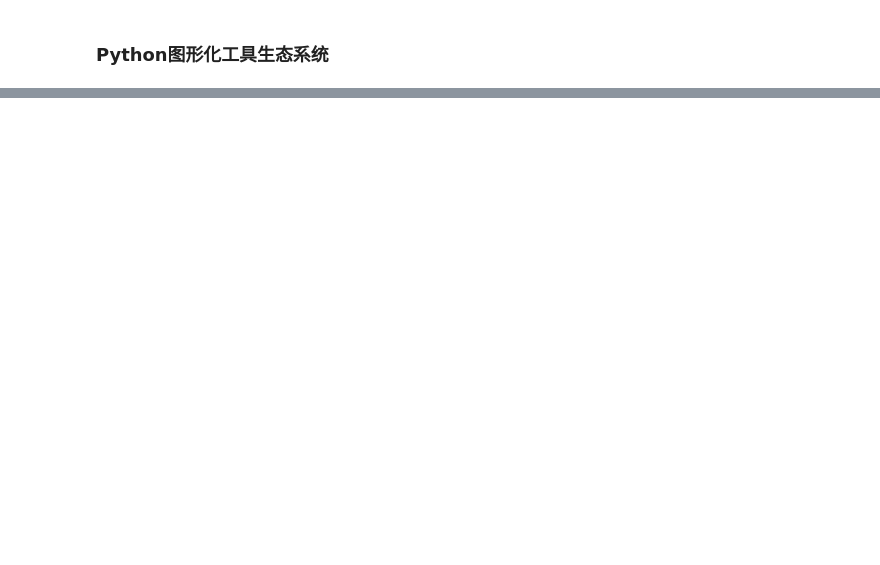
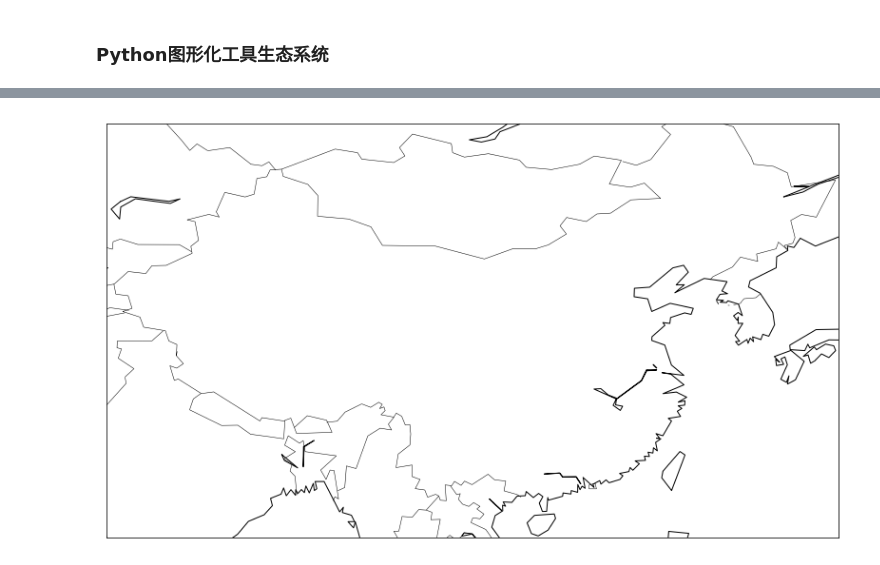
Before and after one commit to zydz/learning-dl, a Jupyter notebook: reading-books/notebooks/mypydata-book/ch08.ipynb, the cells around one changed output, grey strips where cells are left out. Cells and saved outputs as stored; diff of their text form; code cells hidden in the pictures; blank space fills up the shorter version.

```diff
--- a/reading-books/notebooks/mypydata-book/ch08.ipynb
+++ b/reading-books/notebooks/mypydata-book/ch08.ipynb
@@ -389,0 +843,13 @@ pd.plotting.scatter_matrix(trans_data, diagonal='kde',
+# %%
+
+import matplotlib.pyplot as plt
+from mpl_toolkits.basemap import Basemap
+
+plt.figure(figsize=(16,8))
+#m = Basemap()
+m= Basemap(llcrnrlon=73, llcrnrlat=18, urcrnrlon=135, urcrnrlat=53)
+m.drawcoastlines()
+m.drawcountries()
+plt.show()
+# %% [output]
+[figure, added]
```
Also changed, not shown: parts of 69 cells of this notebook, 1 other file.
